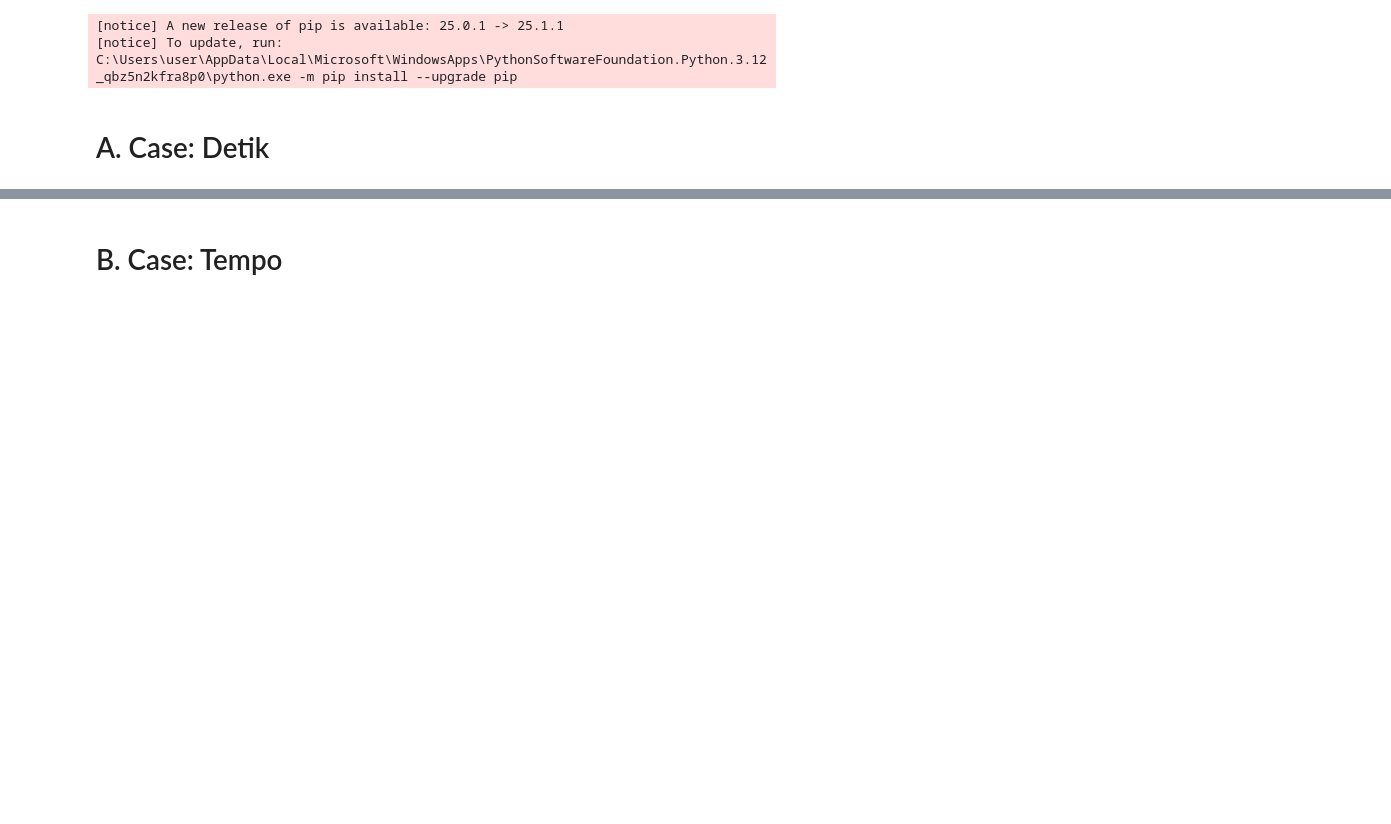
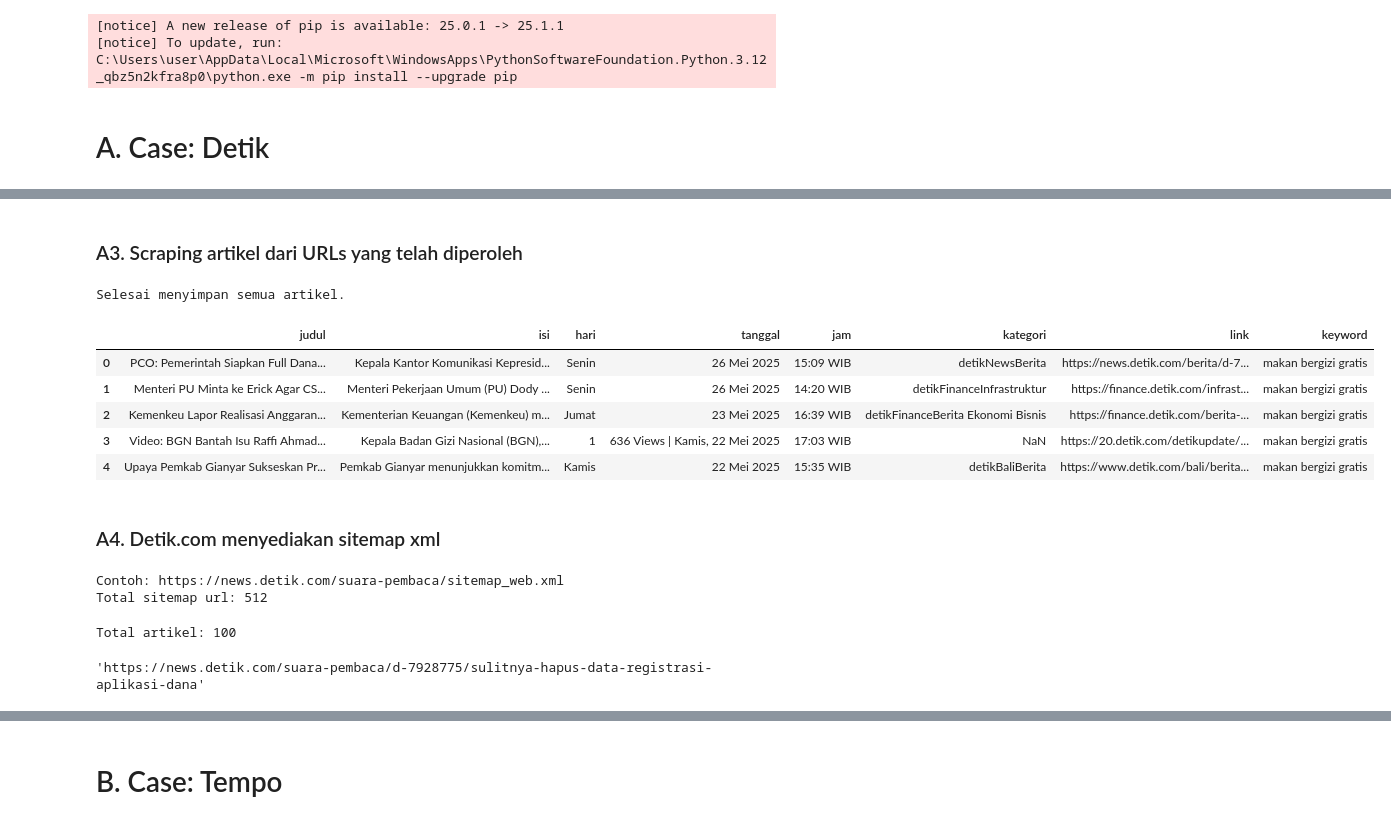
Before and after one commit to calvinrev/iprakom-scraping-sentiment, a Jupyter notebook: 1.Scraping_online_news.ipynb, the cells around one changed output, grey strips where cells are left out. Cells and saved outputs as stored; diff of their text form; code cells hidden in the pictures; blank space fills up the shorter version.

```diff
--- a/1.Scraping_online_news.ipynb
+++ b/1.Scraping_online_news.ipynb
@@ -27,0 +43,6 @@ Requirement already satisfied: h11<1,>=0.9.0 in c:\users\user\appdata\local\pack
+# %%
+## check if there is a response, if it's 200, we are good to go
+s = requests.Session()
+url = 'https://www.detik.com'
+response = s.get(url)
+print(response.status_code)
@@ -27,0 +101,5 @@ Requirement already satisfied: h11<1,>=0.9.0 in c:\users\user\appdata\local\pack
+# %%
+url = f"https://www.detik.com/search/searchall?query=makan%20bergizi&page=1&result_type=relevansi"
+response = requests.get(url)
+soup = BeautifulSoup(response.content, 'html.parser')
+time.sleep(1)
@@ -27,0 +226,68 @@ Requirement already satisfied: h11<1,>=0.9.0 in c:\users\user\appdata\local\pack
+# %% [markdown]
+### A3. Scraping artikel dari URLs yang telah diperoleh
+# %%
+def scrape_detik_dari_csv(path_csv: str) -> pd.DataFrame:
+    # Membaca CSV hasil scraping link
+    df_links = pd.read_csv(path_csv)
+
+    # Memastikan kolom 'link' ada
+    if 'link' not in df_links.columns:
+        raise ValueError("CSV tidak mengandung kolom 'link'.")
+
+    hasil_semua = []
+    for i,row in tqdm(df_links.iterrows(), total=len(df_links)): #tuple (i,series)
+        url = row['link']
+        df_artikel = scrape_detik_satu(url) #memanggil dan menjalankan fungsi scrape_detik satu artikel
+        keyword = row['keyword']
+        if df_artikel is not None:
+            df_artikel['keyword'] = keyword
+            hasil_semua.append(df_artikel)
+
+    # Gabungkan semua DataFrame
+    if hasil_semua:
+        df_final = pd.concat(hasil_semua, ignore_index=True)
+        df_final.to_csv('./files/detik_semua_artikel_query.csv', index=False, encoding='utf-8-sig')
+        print("Selesai menyimpan semua artikel.")
+        return df_final
+    else:
+        print("Tidak ada artikel yang berhasil di-scrape.")
+        return pd.DataFrame()
+# %%
+df = scrape_detik_dari_csv("./files/detik_links.csv")
+df.head()
+# %% [output]
+Selesai menyimpan semua artikel.
+|  | judul | isi | hari | tanggal | jam | kategori | link | keyword |
+| 0 | PCO: Pemerintah Siapkan Full Dana... | Kepala Kantor Komunikasi Kepresid... | Senin | 26 Mei 2025 | 15:09 WIB | detikNewsBerita | https://news.detik.com/berita/d-7... | makan bergizi gratis |
+| 1 | Menteri PU Minta ke Erick Agar CS... | Menteri Pekerjaan Umum (PU) Dody ... | Senin | 26 Mei 2025 | 14:20 WIB | detikFinanceInfrastruktur | https://finance.detik.com/infrast... | makan bergizi gratis |
+| 2 | Kemenkeu Lapor Realisasi Anggaran... | Kementerian Keuangan (Kemenkeu) m... | Jumat | 23 Mei 2025 | 16:39 WIB | detikFinanceBerita Ekonomi Bisnis | https://finance.detik.com/berita-... | makan bergizi gratis |
+| 3 | Video: BGN Bantah Isu Raffi Ahmad... | Kepala Badan Gizi Nasional (BGN),... | 1 | 636 Views | Kamis, 22 Mei 2025 | 17:03 WIB | NaN | https://20.detik.com/detikupdate/... | makan bergizi gratis |
+| 4 | Upaya Pemkab Gianyar Sukseskan Pr... | Pemkab Gianyar menunjukkan komitm... | Kamis | 22 Mei 2025 | 15:35 WIB | detikBaliBerita | https://www.detik.com/bali/berita... | makan bergizi gratis |
+# %% [markdown]
+### A4. Detik.com menyediakan sitemap xml
+# %%
+# Ambil sitemap (allowed dari detik.com/robots.txt)
+url_sitemap = 'https://www.detik.com/sitemap.xml'
+response = requests.get(url_sitemap)
+soup = BeautifulSoup(response.content, 'xml')  # parsing sebagai XML
+
+# Ambil semua URL sitemap yang disediakan
+sitemap_urls = [loc.text for loc in soup.find_all('loc')]
+print("Contoh:", sitemap_urls[0])
+print("Total sitemap url:", len(sitemap_urls))
+# %% [output]
+Contoh: https://news.detik.com/suara-pembaca/sitemap_web.xml
+Total sitemap url: 512
+# %%
+## cek satu sitemap ada berapa artikel
+sitemap_berita = sitemap_urls[0]
+resp = requests.get(sitemap_berita)
+soup2 = BeautifulSoup(resp.content, 'xml')
+artikel_urls = [loc.text.strip() for loc in soup2.find_all('loc')]
+print("Total artikel:", len(artikel_urls))
+# %% [output]
+Total artikel: 100
+# %%
+artikel_urls[0]
+# %% [output]
+'https://news.detik.com/suara-pembaca/d-7928775/sulitnya-hapus-data-registrasi-aplikasi-dana'
```
Also changed, not shown: parts of 27 cells of this notebook, 11 other files.
